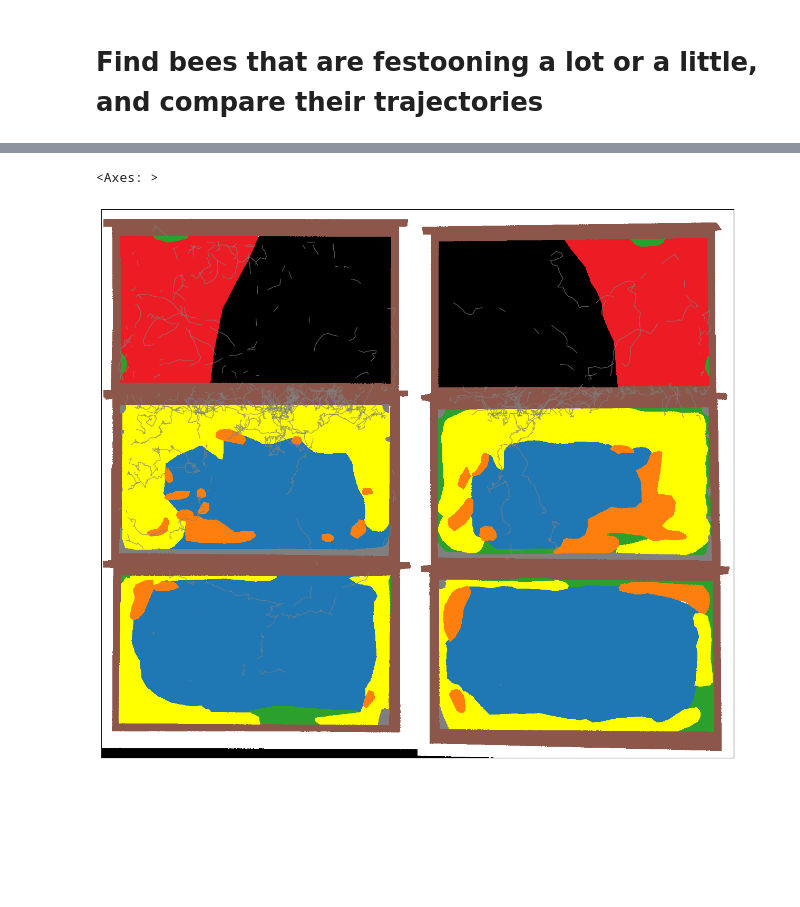
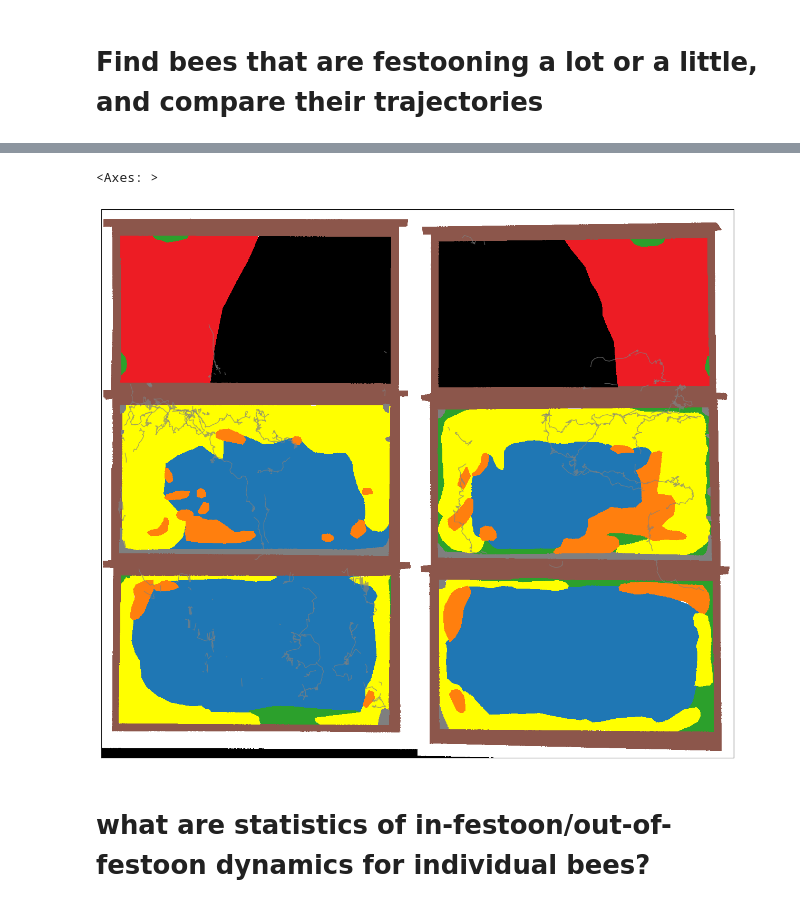
Before and after one commit to Collective-Logic-Lab/honey-bee-behavior, a Jupyter notebook: preliminary-analysis-2024-comb-building.ipynb, the cells around one changed output, grey strips where cells are left out. Cells and saved outputs as stored; diff of their text form; code cells hidden in the pictures; blank space fills up the shorter version.

```diff
--- a/preliminary-analysis-2024-comb-building.ipynb
+++ b/preliminary-analysis-2024-comb-building.ipynb
@@ -31,7 +34,7 @@ bd.year
 # %% [markdown]
 The days with festoons are roughly (1) between day 4 and 20 and (2) between day 46 and 65
 # %%
-days_to_load = np.arange(4,6)
+days_to_load = np.arange(4,5)
 # %% [markdown]
 ## Load 5-minute behavioral data
 # %% [markdown]
@@ -105,13 +172,15 @@ plt.ylabel('Cumulative time spent in festoon');
 # %%
 # plot trajectory of a single bee
 beeID = 672 #582
-minTime,maxTime = 4.5,4.6 # days
+minTime,maxTime = 4.3,4.4 # days
 dfTraj_selected = dfTraj[(dfTraj['uid']==beeID) & (minTime < dfTraj['Time (days)']) & (dfTraj['Time (days)'] < maxTime)]
 
 daynum = int(np.floor(minTime))
 ax = bp.showcomb(combDict[daynum])
 bp.plotbee_xy(dfTraj_selected['x'],dfTraj_selected['y'],dfTraj_selected['camera'],ax=ax,color='gray')
 #bp.showframe(ax)
 # %% [output]
 <Axes: >
-[figure, old version]
+[figure, new version]
+# %% [markdown]
+# what are statistics of in-festoon/out-of-festoon dynamics for individual bees?
```
Also changed, not shown: parts of 18 cells of this notebook.
